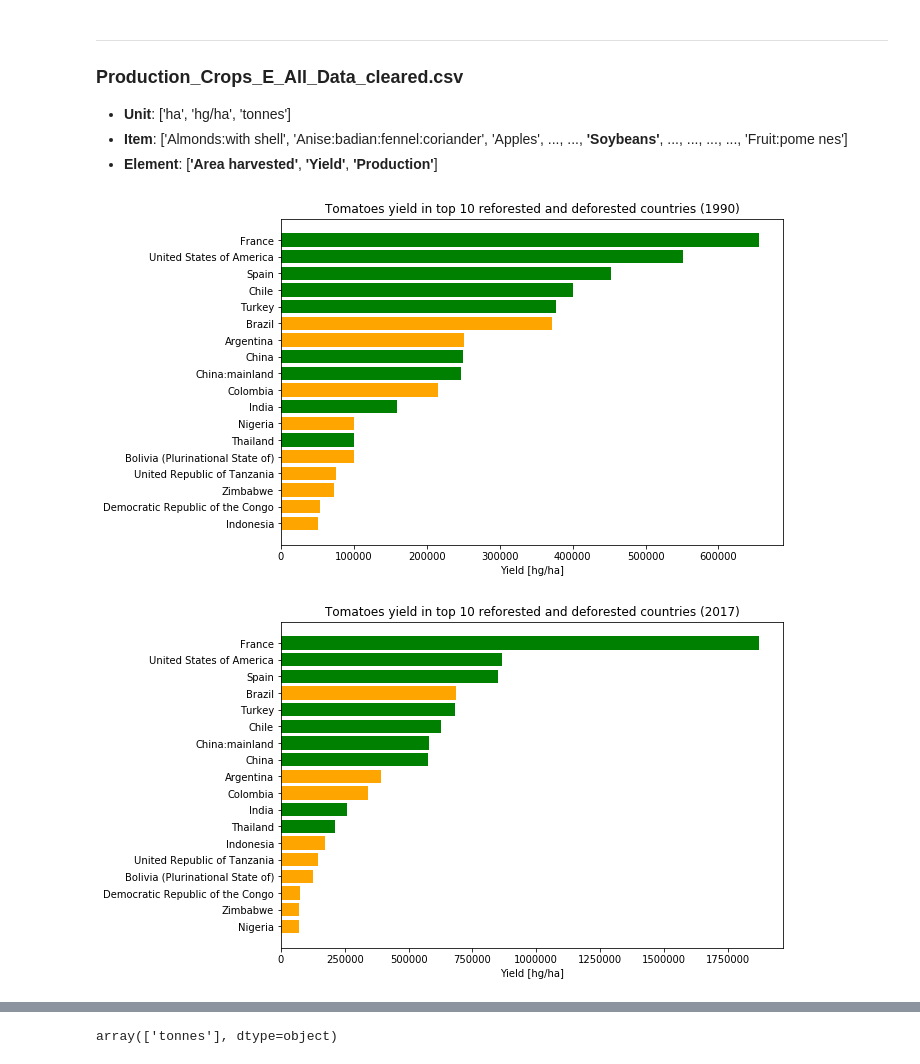
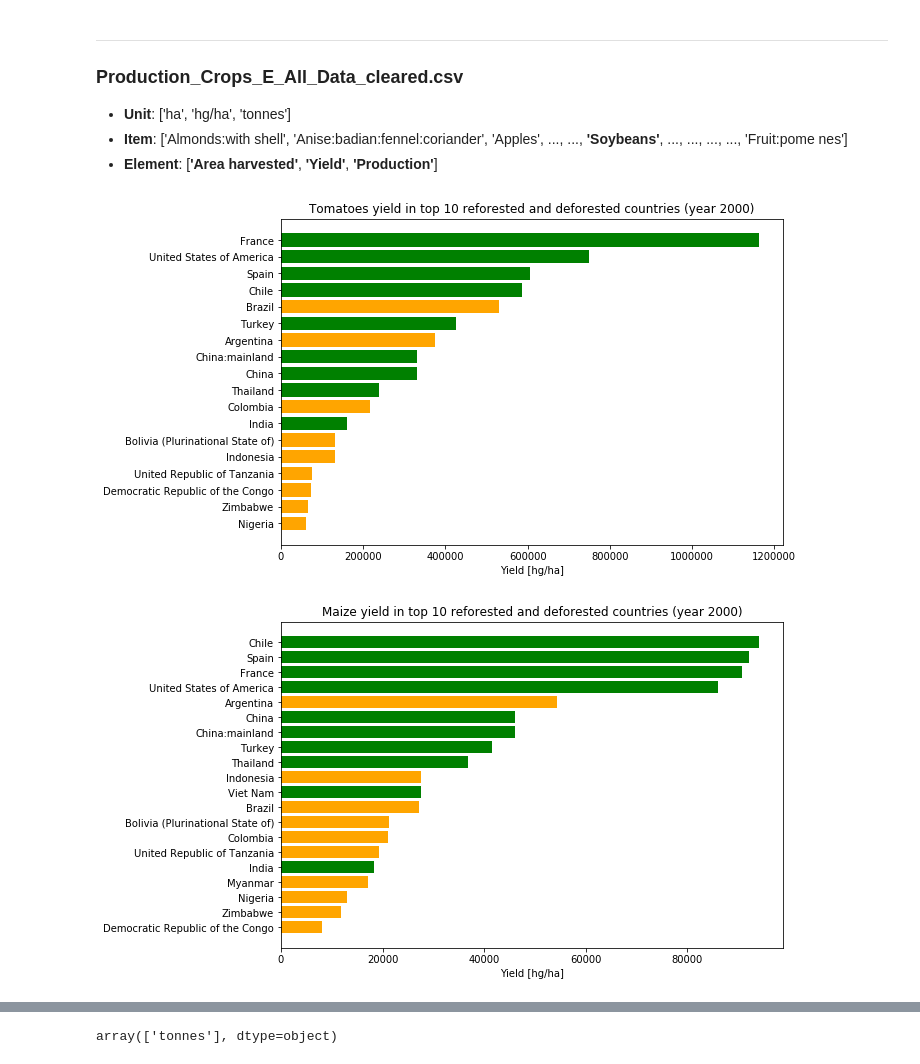
Before and after one commit to kostelansky17/disappearing_forests, a Jupyter notebook: Vidulis.ipynb, the cells around one changed output, grey strips where cells are left out. Cells and saved outputs as stored; diff of their text form; code cells hidden in the pictures.

```diff
--- a/Vidulis.ipynb
+++ b/Vidulis.ipynb
@@ -561,7 +563,9 @@ plt.show()
 # %%
 prod_crops_all = pd.read_csv("data/faostat/Production_Crops_E_All_Data_cleared.csv", engine='python')
 # %%
-# correlation between (low) yield and (high) deforestation
+# Correlation between low yield and high deforestation.
+# The field 'Yield' in the 'Element' column of the dataframe is computed
+# as 'Production' / 'Area Harvested' and measured in hg/ha
 def yield_differences_in_top_10s(ITEM, YEAR):
     deforested_values = prod_crops_all.loc[(prod_crops_all.Area.isin(top_10_deforested_countries)) &
                                            (prod_crops_all.Item == ITEM) &
@@ -590,12 +594,12 @@ def yield_differences_in_top_10s(ITEM, YEAR):
     for country in all_values.Area:
         plt.barh(country, all_values.loc[all_values.Area == country, 'Value'], color=all_values.loc[all_values.Area == country, 'Color'])
     # plt.legend(['reforested', 'deforested'])
-    plt.title(ITEM + ' yield in top 10 reforested and deforested countries (' + str(YEAR) + ')')
+    plt.title(ITEM + ' yield in top 10 reforested and deforested countries (year ' + str(YEAR) + ')')
     plt.gca().set_xlabel('Yield [hg/ha]')
     plt.show()
 # %%
-yield_differences_in_top_10s('Tomatoes', 1990)
-yield_differences_in_top_10s('Tomatoes', 2017)
+yield_differences_in_top_10s('Tomatoes', 2000)
+yield_differences_in_top_10s('Maize', 2000)
 # %% [output]
-[figure, old version]
+[figure, new version]
-[figure, old version]
+[figure, new version]
```
Also changed, not shown: parts of 8 cells of this notebook.
